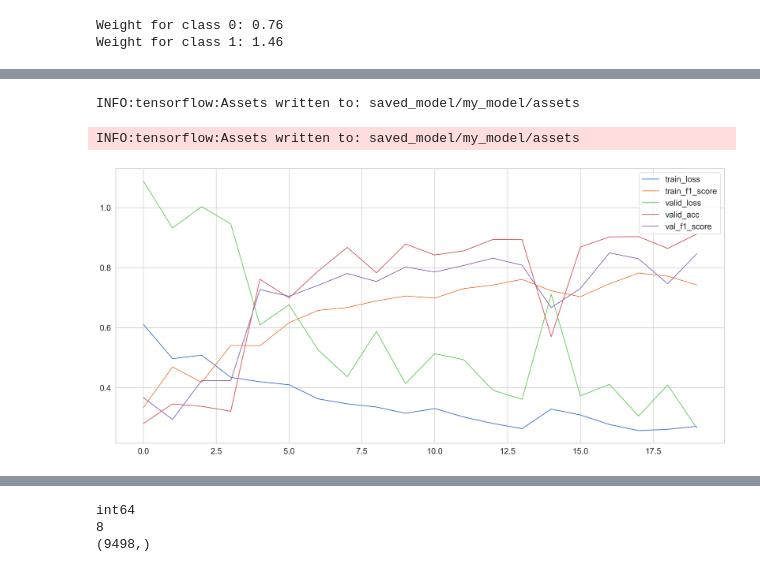
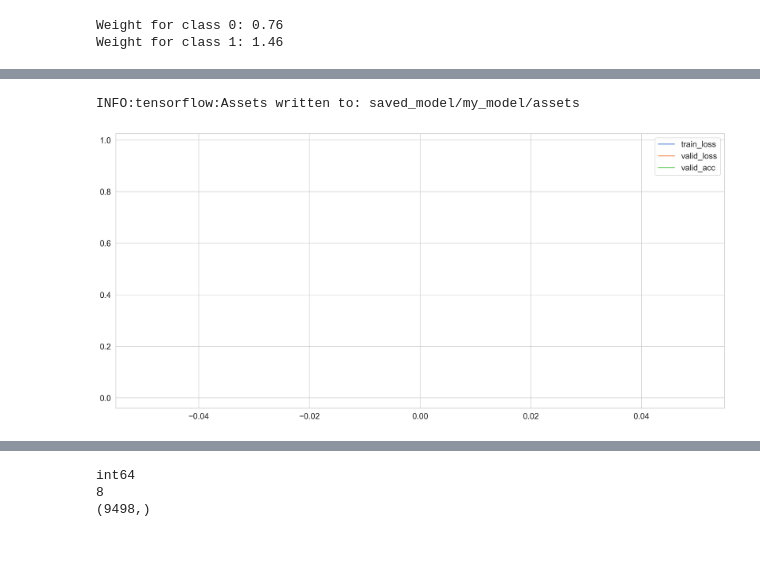
Before and after one commit to jwgerlach00/gunshot_sound_classification, a Jupyter notebook: tensorflow_bi_LSTM.ipynb, the cells around one changed output, grey strips where cells are left out. Drawn from its saved outputs; the diff is of its cells as text; code cells hidden in the pictures.

Commit message:
solid model. dataset too large to push

```diff
--- a/tensorflow_bi_LSTM.ipynb
+++ b/tensorflow_bi_LSTM.ipynb
@@ -304,6 +308,6 @@ print(X_test.shape, y_test.shape)
 # %%
 # Include the epoch in the file name (uses `str.format`)
-checkpoint_path = "training_2/cp-best-f1_score.ckpt"
+checkpoint_path = "training_2/cp-best-val-acc.ckpt"
 checkpoint_dir = os.path.dirname(checkpoint_path)
 
 # Create a callback that saves the model's weights every 5 epochs
@@ -321,12 +325,12 @@ model.add(
     keras.layers.Bidirectional(
       keras.layers.LSTM(
           units=256,
-          recurrent_dropout = .2
+          recurrent_dropout = .4
       )
     )
 )
 model.add(keras.layers.Dense(units=128, activation='relu'))
-model.add(keras.layers.Dense(1, activation='softmax'))
+model.add(keras.layers.Dense(1, activation='sigmoid'))
 model.compile(loss='binary_crossentropy', optimizer='adam', metrics=['acc'])
 
 model.summary()
@@ -361,3 +368,5 @@ print('Weight for class 1: {:.2f}'.format(weight_for_1))
 # %% [output]
 Weight for class 0: 0.76
 Weight for class 1: 1.46
+# %%
+model.load_weights('training_2/cp-best-f1_score.ckpt')
@@ -364,8 +376,8 @@ Weight for class 1: 1.46
 # %%
 history = model.fit(
     X_train, y_train,
-    epochs=20,
-    batch_size=16,
+    epochs=1,
+    batch_size=32,
     validation_split = .2,
     shuffle=False,
     callbacks=[cp_callback],
@@ -386,14 +393,13 @@ Epoch 3/20
 model.save('saved_model/my_model')
 # %% [output]
 INFO:tensorflow:Assets written to: saved_model/my_model/assets
-INFO:tensorflow:Assets written to: saved_model/my_model/assets
 # %%
 plt.plot(history.history['loss'], label='train_loss')
-plt.plot(history.history['f1_score'], label='train_f1_score')
+#plt.plot(history.history['f1_score'], label='train_f1_score')
 plt.plot(history.history['val_loss'], label='valid_loss')
 plt.plot(history.history['val_acc'], label='valid_acc')
-plt.plot(history.history['val_f1_score'], label='val_f1_score')
+#plt.plot(history.history['val_f1_score'], label='val_f1_score')
 
 plt.legend();
 # %% [output]
-[figure, old version]
+[figure, new version]
```
Also changed, not shown: parts of 31 cells of this notebook.
